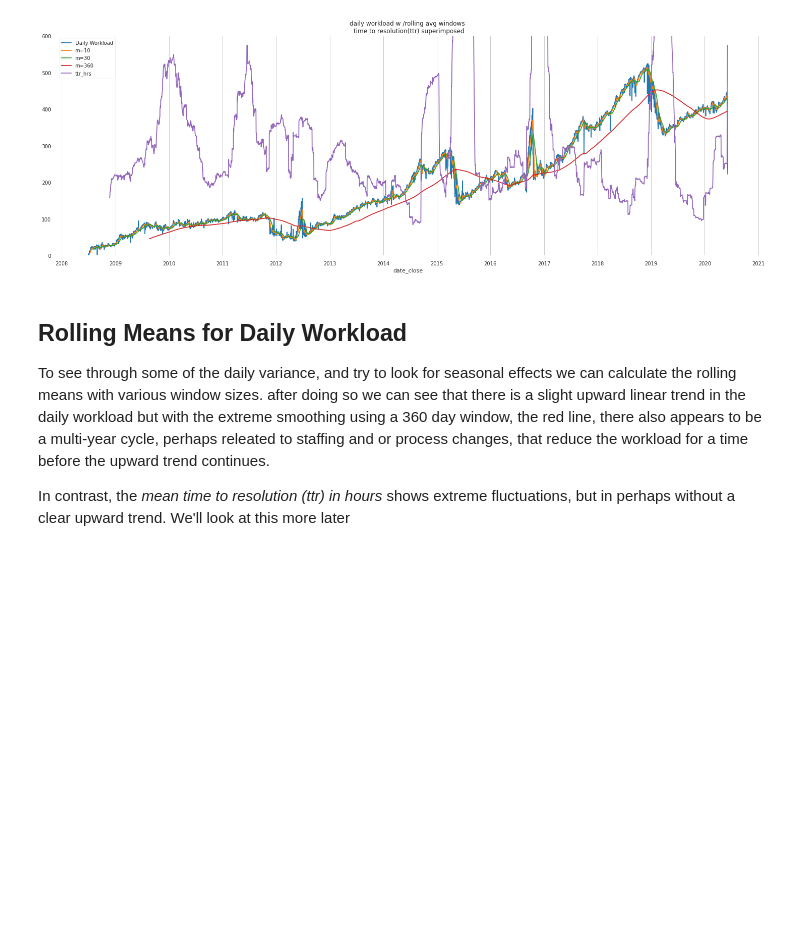
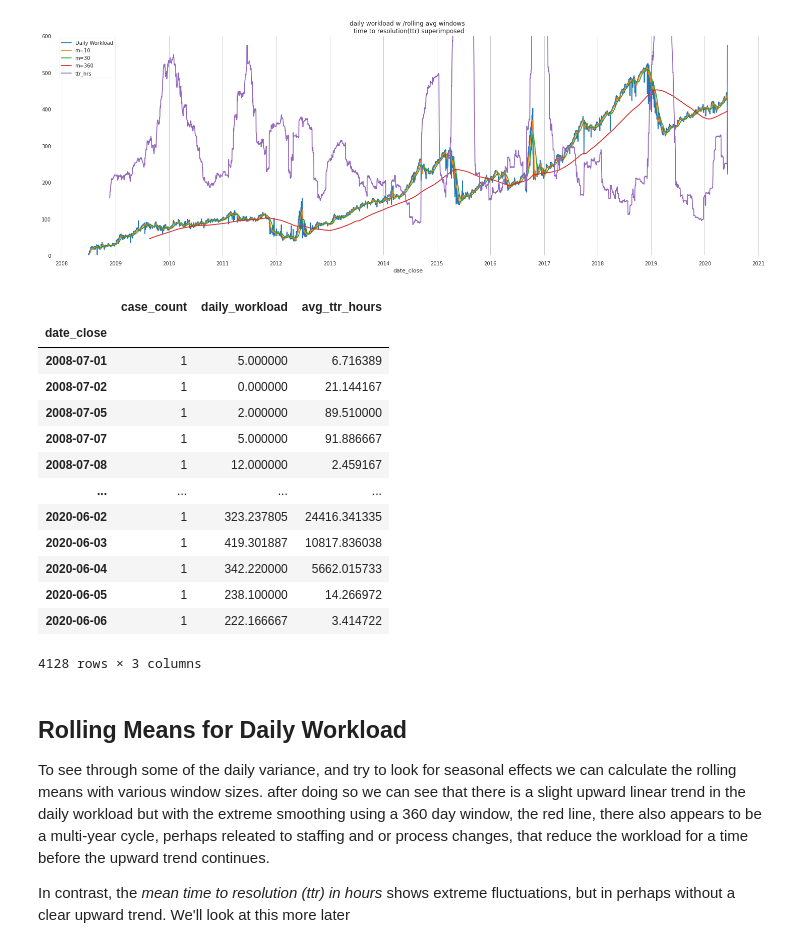
Before and after one commit to dmhliu/DS-Unit-2-Build-dmhliu, a Jupyter notebook: build2.ipynb, the cells around one changed output. Drawn from its saved outputs; the diff is of its cells as text; code cells hidden in the pictures; blank space fills up the shorter version.

```diff
--- a/build2.ipynb
+++ b/build2.ipynb
@@ -746,6 +755,23 @@ ax.legend(['Daily Workload', 'm=10', 'm=30', 'm=360', 'ttr_hrs'])
 plt.show()
 # %% [output]
 [figure]
+# %%
+closed_ttr_day
+# %% [output]
+|  | case_count | daily_workload | avg_ttr_hours |
+| date_close |  |  |  |
+| 2008-07-01 | 1 | 5.000000 | 6.716389 |
+| 2008-07-02 | 1 | 0.000000 | 21.144167 |
+| 2008-07-05 | 1 | 2.000000 | 89.510000 |
+| 2008-07-07 | 1 | 5.000000 | 91.886667 |
+| 2008-07-08 | 1 | 12.000000 | 2.459167 |
+| ... | ... | ... | ... |
+| 2020-06-02 | 1 | 323.237805 | 24416.341335 |
+| 2020-06-03 | 1 | 419.301887 | 10817.836038 |
+| 2020-06-04 | 1 | 342.220000 | 5662.015733 |
+| 2020-06-05 | 1 | 238.100000 | 14.266972 |
+| 2020-06-06 | 1 | 222.166667 | 3.414722 |
+4128 rows × 3 columns
 # %% [markdown]
 ## Rolling Means for Daily Workload
 
```
Also changed, not shown: parts of 7 cells of this notebook.
